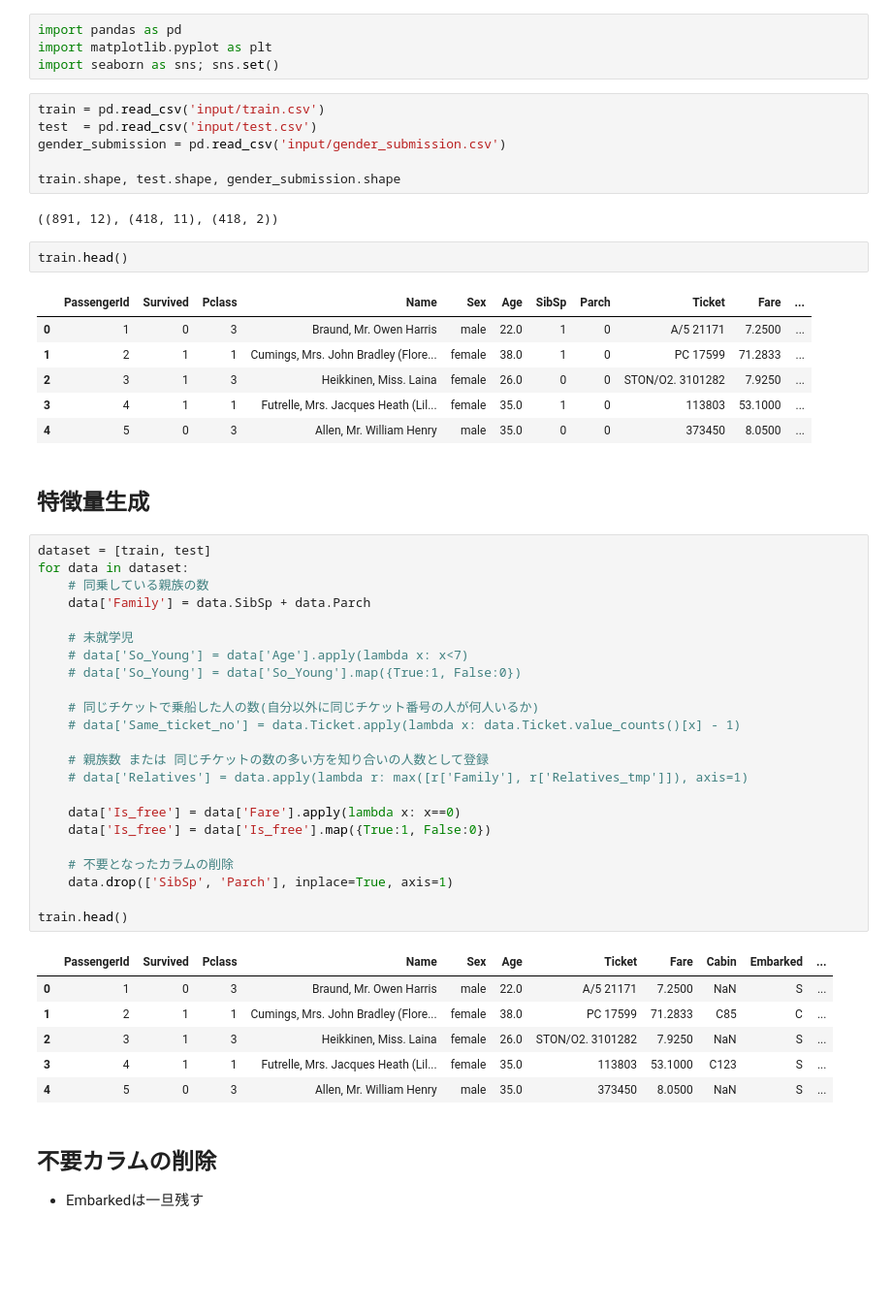
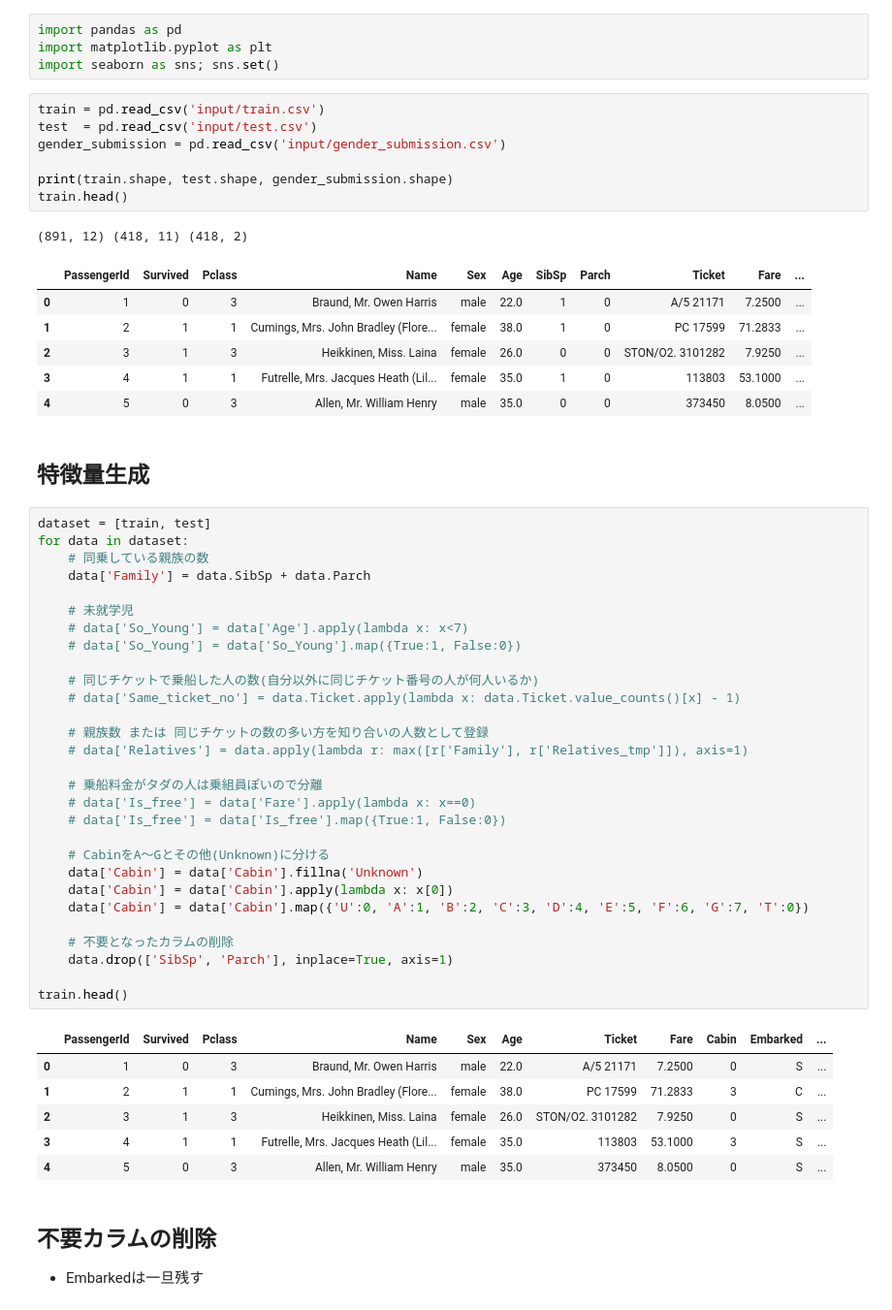
Before and after one commit to TonTech-GH/kaggle-titanic, a Jupyter notebook: titanic.ipynb, the cells around one changed output. Shown: that part at 97% size. Drawn from its saved outputs; the diff is of its cells as text; blank space fills up the shorter version.

```diff
--- a/titanic.ipynb
+++ b/titanic.ipynb
@@ -7,50 +7,54 @@ train = pd.read_csv('input/train.csv')
 test  = pd.read_csv('input/test.csv')
 gender_submission = pd.read_csv('input/gender_submission.csv')
 
-train.shape, test.shape, gender_submission.shape
+print(train.shape, test.shape, gender_submission.shape)
+train.head()
 # %% [output]
-((891, 12), (418, 11), (418, 2))
+(891, 12) (418, 11) (418, 2)
+|  | PassengerId | Survived | Pclass | Name | Sex | Age | SibSp | Parch | Ticket | Fare | ... |
+| 0 | 1 | 0 | 3 | Braund, Mr. Owen Harris | male | 22.0 | 1 | 0 | A/5 21171 | 7.2500 | ... |
+| 1 | 2 | 1 | 1 | Cumings, Mrs. John Bradley (Flore... | female | 38.0 | 1 | 0 | PC 17599 | 71.2833 | ... |
+| 2 | 3 | 1 | 3 | Heikkinen, Miss. Laina | female | 26.0 | 0 | 0 | STON/O2. 3101282 | 7.9250 | ... |
+| 3 | 4 | 1 | 1 | Futrelle, Mrs. Jacques Heath (Lil... | female | 35.0 | 1 | 0 | 113803 | 53.1000 | ... |
+| 4 | 5 | 0 | 3 | Allen, Mr. William Henry | male | 35.0 | 0 | 0 | 373450 | 8.0500 | ... |
-# %%
-train.head()
-# %% [output]
-|  | PassengerId | Survived | Pclass | Name | Sex | Age | SibSp | Parch | Ticket | Fare | ... |
-| 0 | 1 | 0 | 3 | Braund, Mr. Owen Harris | male | 22.0 | 1 | 0 | A/5 21171 | 7.2500 | ... |
-| 1 | 2 | 1 | 1 | Cumings, Mrs. John Bradley (Flore... | female | 38.0 | 1 | 0 | PC 17599 | 71.2833 | ... |
-| 2 | 3 | 1 | 3 | Heikkinen, Miss. Laina | female | 26.0 | 0 | 0 | STON/O2. 3101282 | 7.9250 | ... |
-| 3 | 4 | 1 | 1 | Futrelle, Mrs. Jacques Heath (Lil... | female | 35.0 | 1 | 0 | 113803 | 53.1000 | ... |
-| 4 | 5 | 0 | 3 | Allen, Mr. William Henry | male | 35.0 | 0 | 0 | 373450 | 8.0500 | ... |
 # %% [markdown]
 ## 特徴量生成
 # %%
 dataset = [train, test]
 for data in dataset:
     # 同乗している親族の数
     data['Family'] = data.SibSp + data.Parch
 
     # 未就学児
     # data['So_Young'] = data['Age'].apply(lambda x: x<7)
     # data['So_Young'] = data['So_Young'].map({True:1, False:0})
 
     # 同じチケットで乗船した人の数(自分以外に同じチケット番号の人が何人いるか)
     # data['Same_ticket_no'] = data.Ticket.apply(lambda x: data.Ticket.value_counts()[x] - 1)
 
     # 親族数 または 同じチケットの数の多い方を知り合いの人数として登録
     # data['Relatives'] = data.apply(lambda r: max([r['Family'], r['Relatives_tmp']]), axis=1)
 
-    data['Is_free'] = data['Fare'].apply(lambda x: x==0)
-    data['Is_free'] = data['Is_free'].map({True:1, False:0})
+    # 乗船料金がタダの人は乗組員ぽいので分離
+    # data['Is_free'] = data['Fare'].apply(lambda x: x==0)
+    # data['Is_free'] = data['Is_free'].map({True:1, False:0})
+
+    # CabinをA〜Gとその他(Unknown)に分ける
+    data['Cabin'] = data['Cabin'].fillna('Unknown')
+    data['Cabin'] = data['Cabin'].apply(lambda x: x[0])
+    data['Cabin'] = data['Cabin'].map({'U':0, 'A':1, 'B':2, 'C':3, 'D':4, 'E':5, 'F':6, 'G':7, 'T':0})
 
     # 不要となったカラムの削除
     data.drop(['SibSp', 'Parch'], inplace=True, axis=1)
 
 train.head()
 # %% [output]
 |  | PassengerId | Survived | Pclass | Name | Sex | Age | Ticket | Fare | Cabin | Embarked | ... |
-| 0 | 1 | 0 | 3 | Braund, Mr. Owen Harris | male | 22.0 | A/5 21171 | 7.2500 | NaN | S | ... |
-| 1 | 2 | 1 | 1 | Cumings, Mrs. John Bradley (Flore... | female | 38.0 | PC 17599 | 71.2833 | C85 | C | ... |
-| 2 | 3 | 1 | 3 | Heikkinen, Miss. Laina | female | 26.0 | STON/O2. 3101282 | 7.9250 | NaN | S | ... |
-| 3 | 4 | 1 | 1 | Futrelle, Mrs. Jacques Heath (Lil... | female | 35.0 | 113803 | 53.1000 | C123 | S | ... |
-| 4 | 5 | 0 | 3 | Allen, Mr. William Henry | male | 35.0 | 373450 | 8.0500 | NaN | S | ... |
+| 0 | 1 | 0 | 3 | Braund, Mr. Owen Harris | male | 22.0 | A/5 21171 | 7.2500 | 0 | S | ... |
+| 1 | 2 | 1 | 1 | Cumings, Mrs. John Bradley (Flore... | female | 38.0 | PC 17599 | 71.2833 | 3 | C | ... |
+| 2 | 3 | 1 | 3 | Heikkinen, Miss. Laina | female | 26.0 | STON/O2. 3101282 | 7.9250 | 0 | S | ... |
+| 3 | 4 | 1 | 1 | Futrelle, Mrs. Jacques Heath (Lil... | female | 35.0 | 113803 | 53.1000 | 3 | S | ... |
+| 4 | 5 | 0 | 3 | Allen, Mr. William Henry | male | 35.0 | 373450 | 8.0500 | 0 | S | ... |
 # %% [markdown]
 ## 不要カラムの削除
 - Embarkedは一旦残す
```
Also changed, not shown: parts of 24 cells of this notebook, 6 other files.
